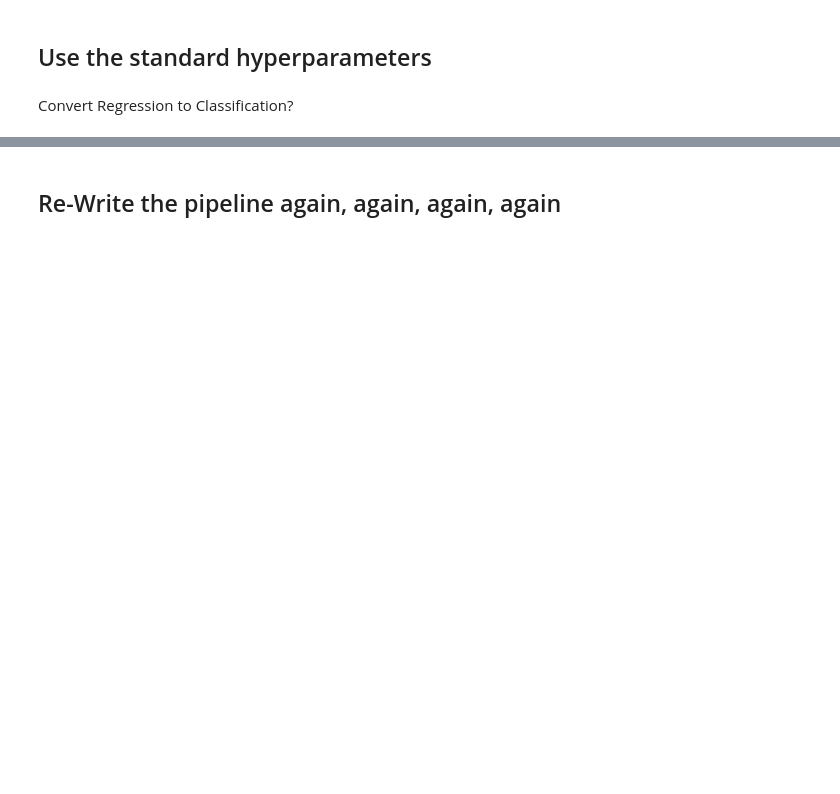
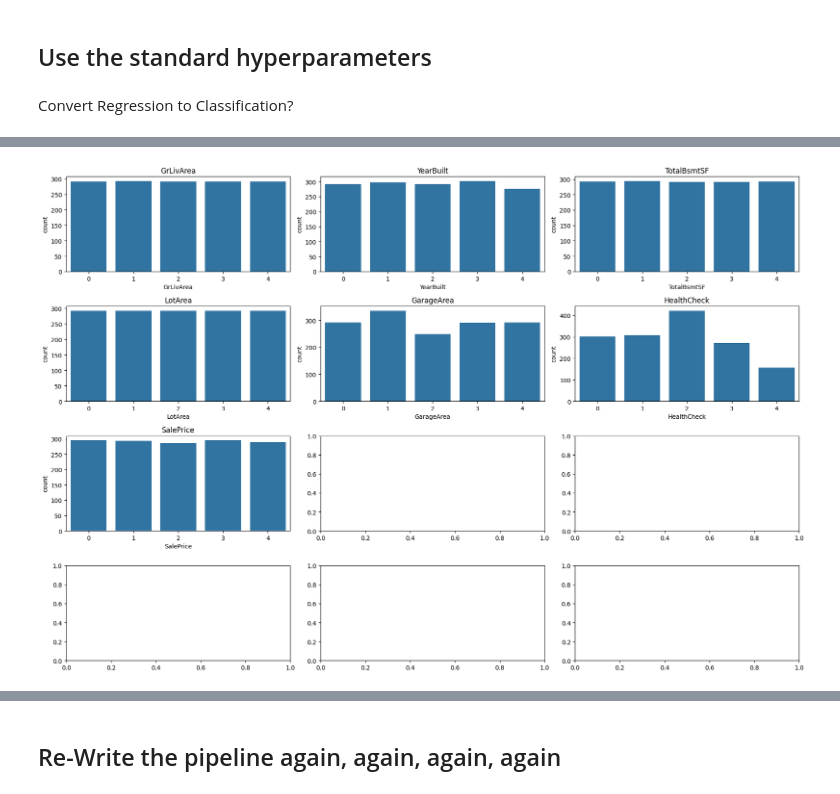
Before and after one commit to BjornBishop/PP5-ML, a Jupyter notebook: jupyter_notebooks/4.1Pipeline_continued.ipynb, the cells around one changed output, grey strips where cells are left out. Saved outputs shown, nothing was run; the diff lists cells and outputs as text; code cells hidden in the pictures; blank space fills up the shorter version.

```diff
--- a/jupyter_notebooks/4.1Pipeline_continued.ipynb
+++ b/jupyter_notebooks/4.1Pipeline_continued.ipynb
@@ -749,7 +1005,7 @@ df_cpy.head(3)
 df_cpy['HealthCheck'] = df_cpy['OverallCond'] + df_cpy['OverallQual']
 
 # Drop the original columns 'OverallCond' and 'OverallQual'
-df_cpy.drop(columns=['OverallCond', 'OverallQual', '1stFlrSF', '2ndFlrSF', 'KitchenQual_encoded', 'BsmtFinSF1'], inplace=True)
+df_cpy.drop(columns=['OverallCond', 'OverallQual', '1stFlrSF', '2ndFlrSF', 'BsmtFinSF1'], inplace=True)
 
 # Verify the updated DataFrame
 print(df_cpy.head())
@@ -767,19 +1054,21 @@ print(df_clf.head())
 # %%
 # Create subplots to show multiple graphs
 fig, axes = plt.subplots(nrows=4, ncols=3, figsize=(18, 12))
 
 # List of variables to plot
-variables = ['GrLivArea', 'YearBuilt', 'TotalBsmtSF', 'LotArea', 'GarageArea', 'HealthCheck', 'SalePrice', 'totalFlrSF']
+variables = ['GrLivArea', 'YearBuilt', 'TotalBsmtSF', 'LotArea', 'GarageArea', 'HealthCheck', 'SalePrice']
 
 # Plot each variable in a subplot
 for i, (variable) in enumerate(variables):
     row = i // 3
     col = i % 3
     sns.countplot(data=df_clf, x=variable, ax=axes[row, col])
     axes[row, col].set_title(variable)
 
 # Adjust layout for better spacing
 plt.tight_layout()
 plt.show()
+# %% [output]
+[figure, added]
 # %%
 df_clf
```
Also changed, not shown: parts of 56 cells of this notebook, 24 other files.
